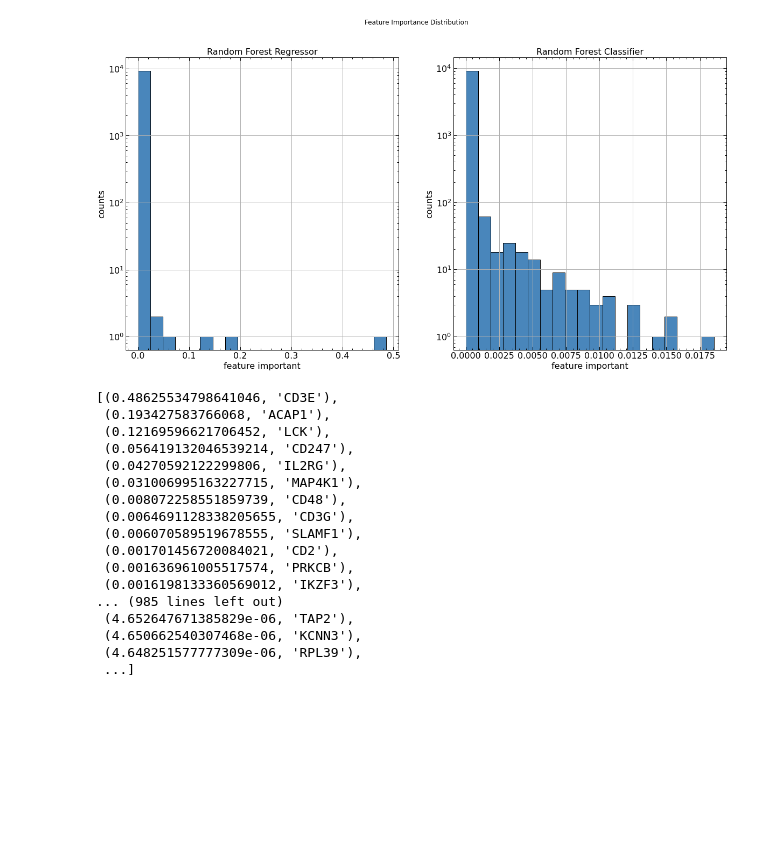
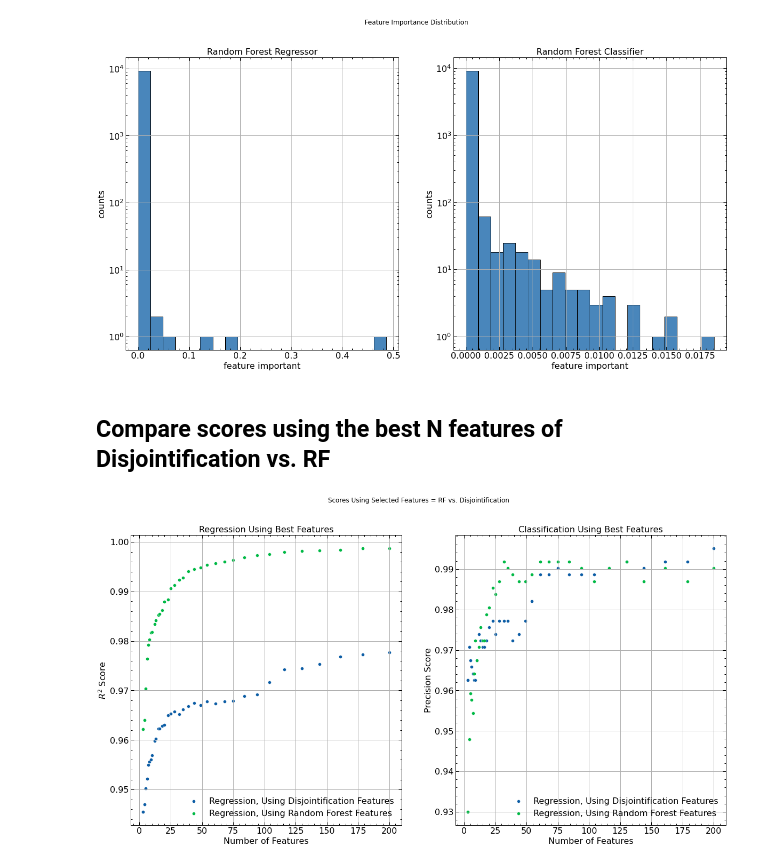
Before and after one commit to Spectral-OD/feature_selection_by_disjointification, a Jupyter notebook: 06_Compare_Models.ipynb, the cells around one changed output. Saved outputs shown, nothing was run; the diff lists cells and outputs as text; code cells hidden in the pictures; blank space fills up the shorter version.

```diff
--- a/06_Compare_Models.ipynb
+++ b/06_Compare_Models.ipynb
@@ -42,23 +38,58 @@ rf_cls_model = randomforest.from_file(rf_cls_model_pkl_path)
 randomforest.show_feature_importance(rf_model, rf_cls_model)
 # %% [output]
 [figure]
+# %% [markdown]
+## Compare scores using the best N features of Disjointification vs. RF
 # %%
-sorted_features_by_importance = sorted(zip(rf_model.rf.feature_importances_, rf_model.rf.feature_names_in_), reverse=True)
+start_num_features, stop_num_features, num_sweep = 3,200,40
+
+sorted_features_list_rf = [x[1] for x in sorted(zip(rf_model.rf.feature_importances_, rf_model.rf.feature_names_in_), reverse=True)]
+sorted_features_list_rf_cls = [x[1] for x in sorted(zip(rf_cls_model.rf_cls.feature_importances_, rf_cls_model.rf_cls.feature_names_in_), reverse=True)]
+
+sorted_features_list_disj_cls = disjointification_model.features_selected_in_disjointification_log
+sorted_features_list_disj_reg = disjointification_model.features_selected_in_disjointification_lin
+
+disjointification_model.init_scores_df()
+disjointification_model.sweep_regression_scores(mode='lin', start_num_features=start_num_features,
+                             stop_num_features=stop_num_features,
+                             num_sweep=num_sweep, all_features_list=sorted_features_list_disj_reg)
+disjointification_model.sweep_regression_scores(mode='log', start_num_features=start_num_features,
+                             stop_num_features=stop_num_features,
+                             num_sweep=num_sweep,all_features_list=sorted_features_list_disj_cls)
+
+scores_disjointification = disjointification_model.scores_df.copy()
+
+rf_scorer_model = deepcopy( disjointification_model)
+rf_scorer_model.init_scores_df()
+rf_scorer_model.features_selected_in_disjointification_lin=None
+rf_scorer_model.features_selected_in_disjointification_log=None
+rf_scorer_model.sweep_regression_scores(mode='lin', start_num_features=start_num_features,
+                             stop_num_features=stop_num_features,
+                             num_sweep=num_sweep, all_features_list=sorted_features_list_rf)
+rf_scorer_model.sweep_regression_scores(mode='log', start_num_features=start_num_features,
+                             stop_num_features=stop_num_features,
+                             num_sweep=num_sweep,all_features_list=sorted_features_list_rf_cls)
+
+scores_rf = rf_scorer_model.scores_df.copy()
-# %% [output]
-[(0.48625534798641046, 'CD3E'),
- (0.193427583766068, 'ACAP1'),
- (0.12169596621706452, 'LCK'),
- (0.056419132046539214, 'CD247'),
- (0.04270592122299806, 'IL2RG'),
- (0.031006995163227715, 'MAP4K1'),
- (0.008072258551859739, 'CD48'),
- (0.0064691128338205655, 'CD3G'),
- (0.006070589519678555, 'SLAMF1'),
- (0.001701456720084021, 'CD2'),
- (0.001636961005517574, 'PRKCB'),
- (0.0016198133360569012, 'IKZF3'),
-... (985 lines left out)
- (4.652647671385829e-06, 'TAP2'),
- (4.650662540307468e-06, 'KCNN3'),
- (4.648251577777309e-06, 'RPL39'),
- ...]
+# %%
+figsize = 20,10
+fig, axs = plt.subplots(1,2,figsize=figsize)
+
+fig.suptitle("Scores Using Selected Features = RF vs. Disjointification")
+ax = axs.flatten()[0]
+sns.scatterplot(data=scores_disjointification, y="scores_from_best_lin", x="num_features", ax=ax, label="Regression, Using Disjointification Features")
+sns.scatterplot(data=scores_rf, y="scores_from_best_lin", x="num_features", ax=ax, label="Regression, Using Random Forest Features")
+ax.set(title="Regression Using Best Features", xlabel="Number of Features", ylabel=r"$R^2$ Score")
+
+ax = axs.flatten()[1]
+sns.scatterplot(data=scores_disjointification, y="scores_from_best_log", x="num_features", ax=ax, label="Regression, Using Disjointification Features")
+sns.scatterplot(data=scores_rf, y="scores_from_best_log", x="num_features", ax=ax, label="Regression, Using Random Forest Features")
+ax.set(title="Classification Using Best Features", xlabel="Number of Features", ylabel=r"Precision Score")
+
+for ax in axs.flatten():
+    ax.grid('minor')
+    ax.legend()
+
+plt.show()
+# %% [output]
+[figure, added]
```
Also changed, not shown: parts of 2 cells of this notebook.
